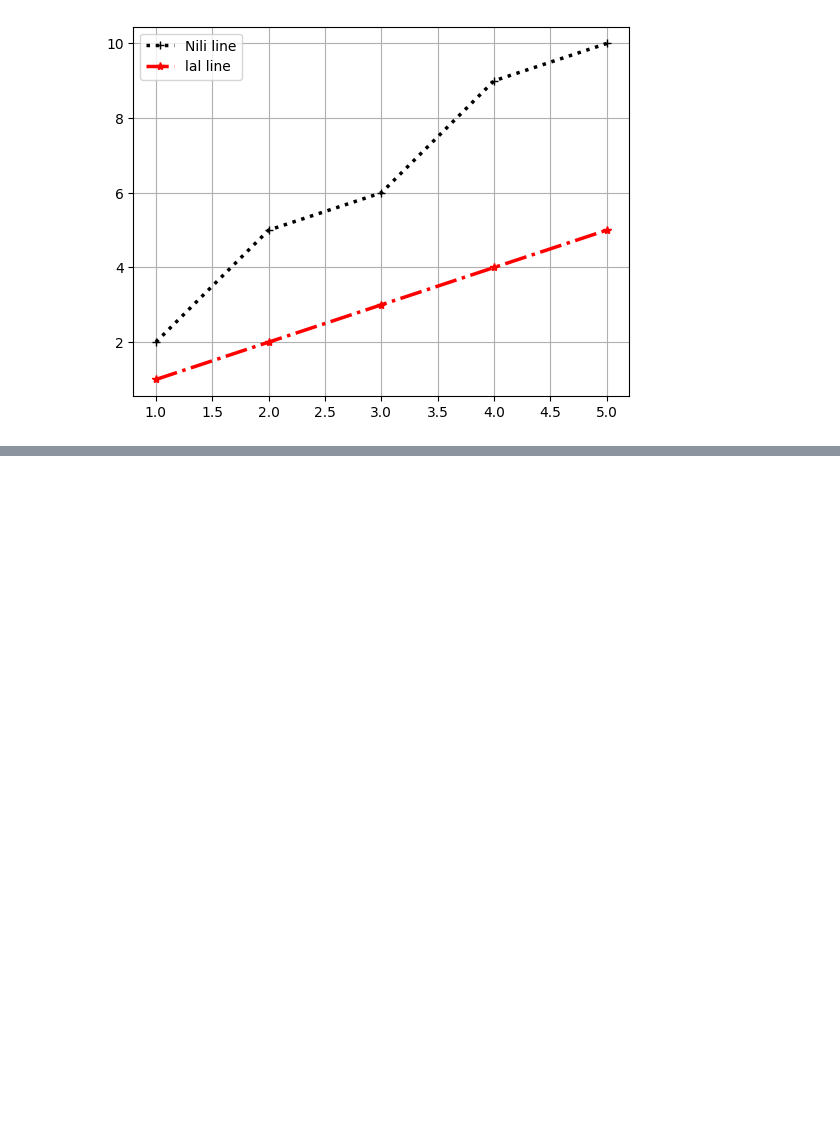
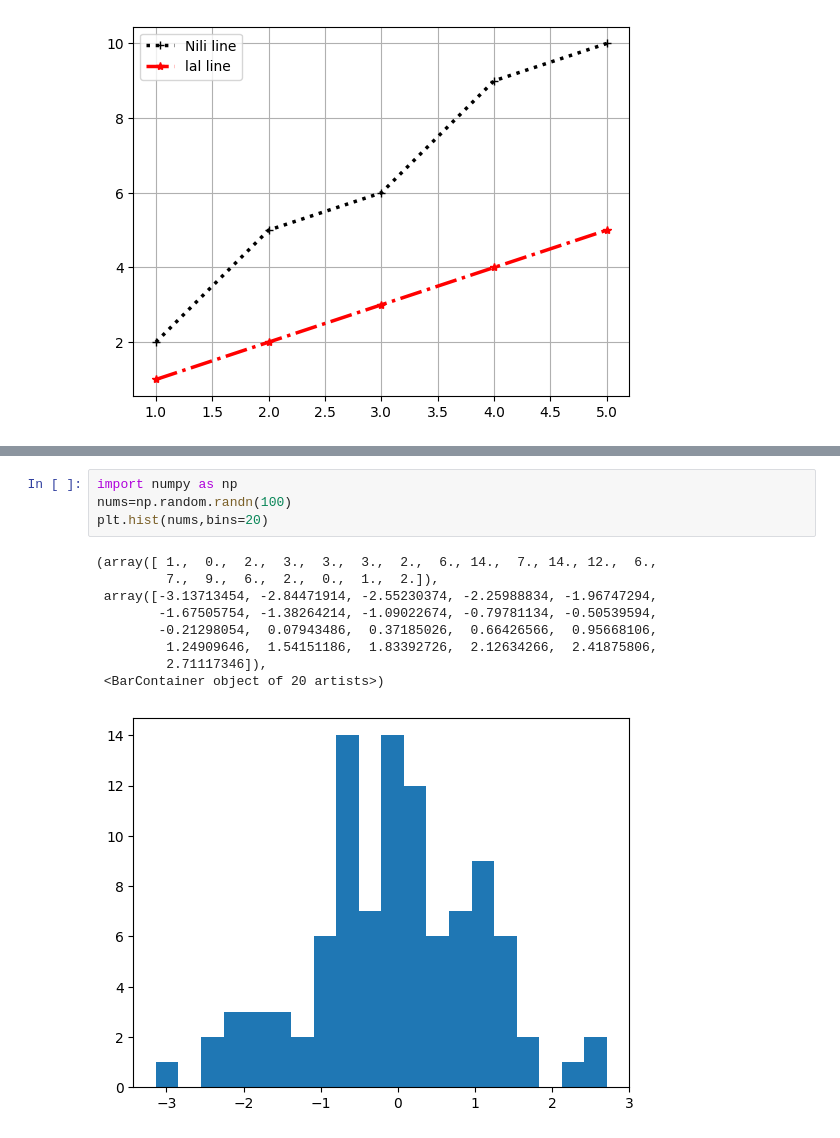
Before and after one commit to gupteshmahale04-arch/Matplotlib, a Jupyter notebook: Matplot.ipynb, the cells around one changed output, grey strips where cells are left out. Drawn from its saved outputs; the diff is of its cells as text; blank space fills up the shorter version.

```diff
--- a/Matplot.ipynb
+++ b/Matplot.ipynb
@@ -87,0 +99,14 @@ plt.legend()
+# %%
+import numpy as np
+nums=np.random.randn(100)
+plt.hist(nums,bins=20)
+# %% [output]
+(array([ 1.,  0.,  2.,  3.,  3.,  3.,  2.,  6., 14.,  7., 14., 12.,  6.,
+         7.,  9.,  6.,  2.,  0.,  1.,  2.]),
+ array([-3.13713454, -2.84471914, -2.55230374, -2.25988834, -1.96747294,
+        -1.67505754, -1.38264214, -1.09022674, -0.79781134, -0.50539594,
+        -0.21298054,  0.07943486,  0.37185026,  0.66426566,  0.95668106,
+         1.24909646,  1.54151186,  1.83392726,  2.12634266,  2.41875806,
+         2.71117346]),
+ <BarContainer object of 20 artists>)
+[figure, added]
```
Also changed, not shown: parts of 6 cells of this notebook.
